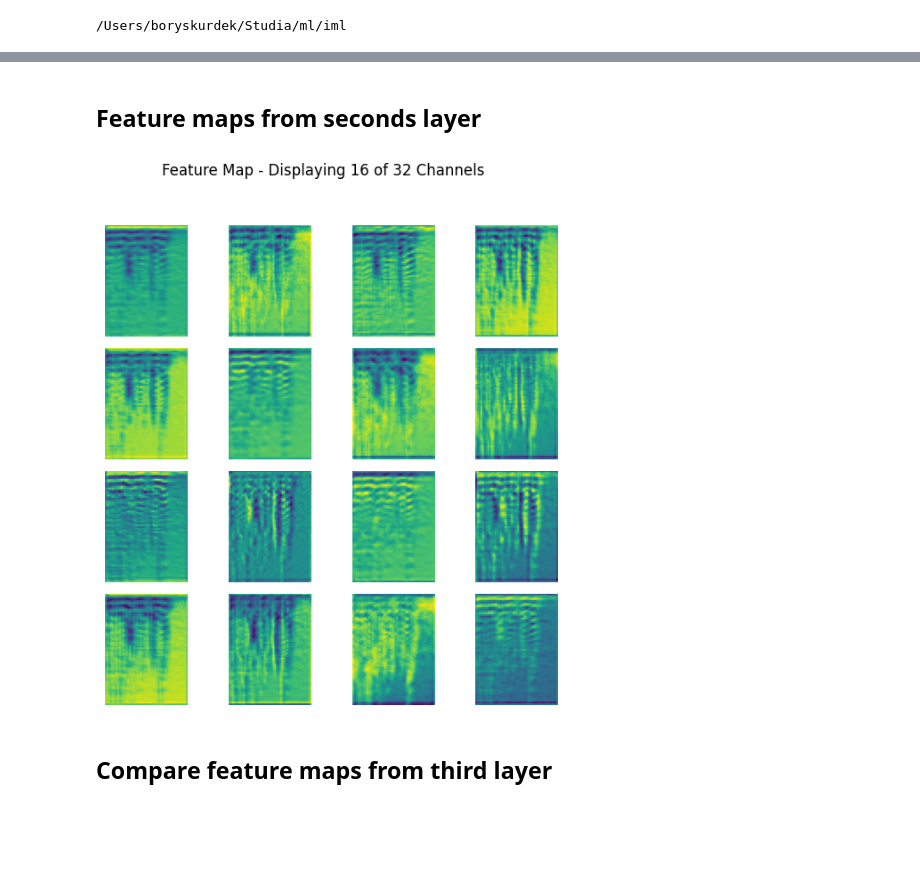
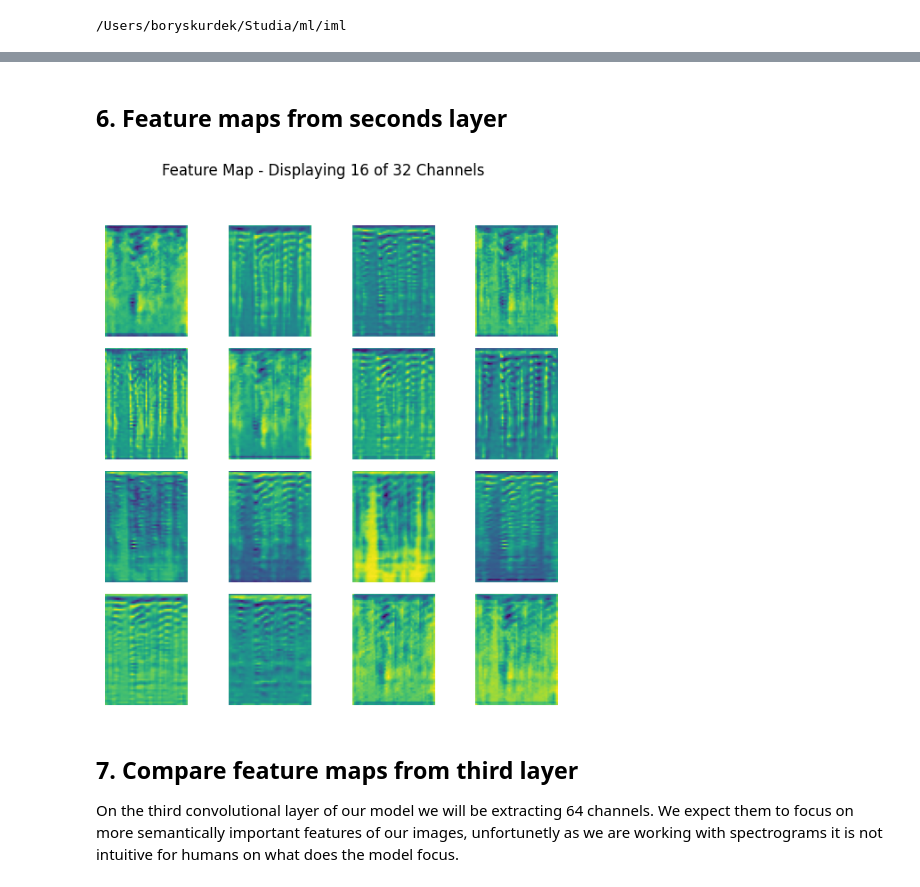
Before and after one commit to Willu12/iml, a Jupyter notebook: notebooks/CNN_visual_interpretation.ipynb, the cells around one changed output, grey strips where cells are left out. Saved outputs shown, nothing was run; the diff lists cells and outputs as text; code cells hidden in the pictures; blank space fills up the shorter version.

```diff
--- a/notebooks/CNN_visual_interpretation.ipynb
+++ b/notebooks/CNN_visual_interpretation.ipynb
@@ -24,26 +66,8 @@ from src.dataset import prepare_dataset_loaders
 # %%
 
-device = torch.device("cuda" if torch.cuda.is_available() else "cpu")
-
-name = "OriginalSizeCNN-HE-RELU"
+name = "OriginalSizeCNN"
 model = src.model.OriginalSizeCNN()
 model_path = f"./models/{name}.pth"
-model.load_state_dict(torch.load(model_path, weights_only=True, map_location=torch.device('cpu')))
+model.load_state_dict(torch.load(model_path, weights_only=True, map_location=torch.device(device)))
 model.device = device
 model = model.to(device)
-
-mean, std = load_mean_std(f"{DATASET_DIR}/scaling_params.json")
-
-transform = transforms.Compose([
-    transforms.ToTensor(),
-    transforms.Normalize(mean, std)
-])
-
-image_path = "datasets/test/f1_script4_ipadflat_office1_16_clip.png"
-#image_path ="datasets/val/f1_script2_ipad_balcony1_1_clip.png"
-sample_image = Image.open(image_path).convert("L")
-sample_image = transform(sample_image)
-plot_spectrogram(plt.imread(image_path), "sample_image")
-
-
-#sample_image = test_loader.dataset[0][0]
@@ -51,0 +77,4 @@ plot_spectrogram(plt.imread(image_path), "sample_image")
+# %%
+imageId = 244
+sample_image = images[imageId]
+plot_spectrogram(plt.imread(f"{feature_dataset_directory}/{image_files[imageId]}"), image_files[imageId])
@@ -80,14 +119,16 @@ plot_feature_map(c1_feature_map, 4)
 # %% [markdown]
-## Feature maps from seconds layer
+## 6. Feature maps from seconds layer
 # %%
 c2_layer = src.model.ModelWithLayerOutput(model,"conv2")
 c2_layer.device = device
 c2_feature_map = c2_layer(sample_image).detach().numpy()
+c2_feature_map.shape
 plot_feature_map(c2_feature_map, 4)
 # %% [output]
-[figure, old version]
+[figure, new version]
 # %% [markdown]
-## Compare feature maps from third layer
+## 7. Compare feature maps from third layer
+On the third convolutional layer of our model we will be extracting 64 channels. We expect them to focus on more semantically important features of our images, unfortunetly as we are working with spectrograms it is not intuitive for humans on what does the model focus.
 # %%
 c3_layer = src.model.ModelWithLayerOutput(model,"conv3")
 c3_layer.device = device
```
Also changed, not shown: parts of 26 cells of this notebook, 4 other files.
